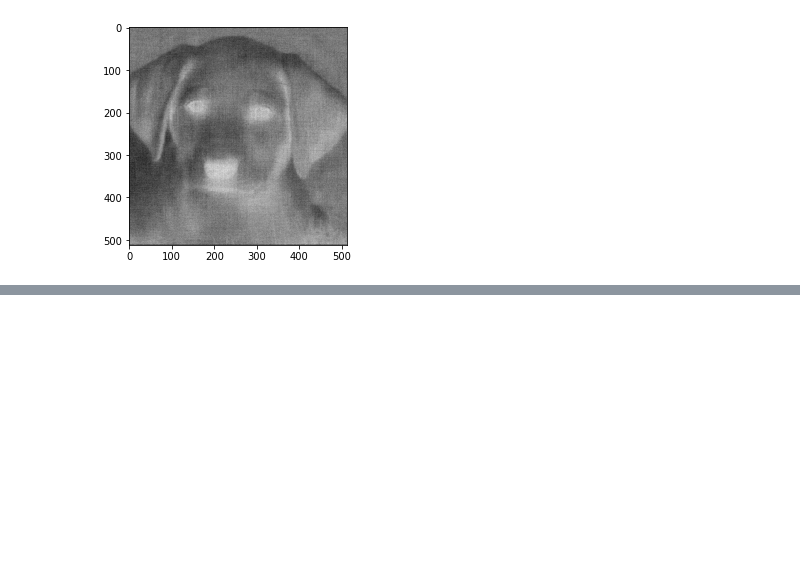
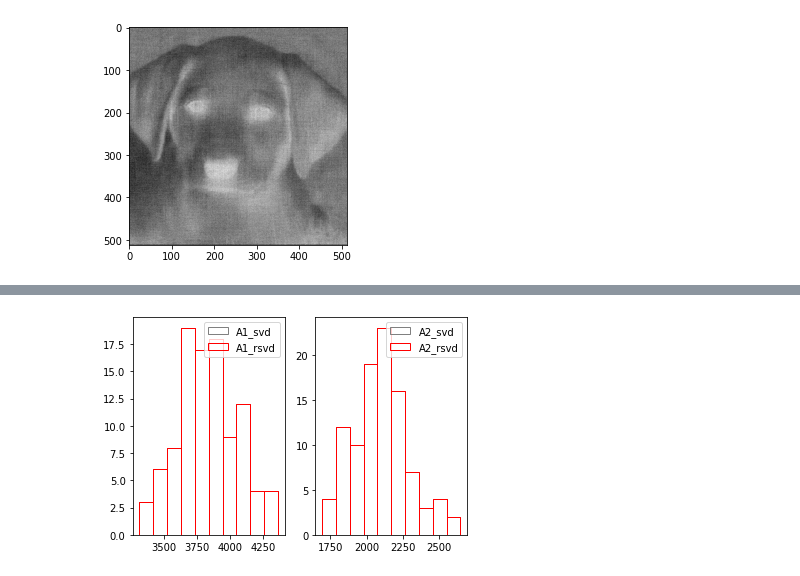
Before and after one commit to stochasticallyconverging/datadrivenengineering, a Jupyter notebook: svd.ipynb, the cells around one changed output, grey strips where cells are left out. Cells and saved outputs as stored; diff of their text form; code cells hidden in the pictures; blank space fills up the shorter version.

```diff
--- a/svd.ipynb
+++ b/svd.ipynb
@@ -358,0 +420,10 @@ np.linalg.norm(b2 - (A2 @ xtilde_ols_4)) / np.linalg.norm(b2)
+# %%
+eps = np.random.rand(100, 100)
+beps_mat = b + eps
+result = np.repeat(beps_mat[:, :, np.newaxis], 4, axis=2)
+b_mat = np.repeat(b , 100, axis=1)
+
+recon_svd_A1_lu, svd_A1_lu_piv = lu_factor(reconstructed_A1_svd)
+recon_rsvd_A1_lu, rsvd_A1_lu_piv = lu_factor(reconstructed_A1_rsvd)
+recon_svd_A2_lu, svd_A2_lu_piv = lu_factor(reconstructed_A2_svd)
+recon_rsvd_A2_lu, rsvd_A2_lu_piv = lu_factor(reconstructed_A2_rsvd)
@@ -358,0 +437,18 @@ np.linalg.norm(b2 - (A2 @ xtilde_ols_4)) / np.linalg.norm(b2)
+# %%
+errs_lu = np.ones((beps_mat.shape[0], 4))
+errs_lu[:,0] = np.apply_along_axis(np.linalg.norm, 0, b_mat - (A1 @ result[:, :, 0]), ord=2) / np.apply_along_axis(np.linalg.norm, 0, b_mat, ord=2)
+errs_lu[:,1] = np.apply_along_axis(np.linalg.norm, 0, b_mat - (A1 @ result[:, :, 1]), ord=2) / np.apply_along_axis(np.linalg.norm, 0, b_mat, ord=2)
+errs_lu[:,2] = np.apply_along_axis(np.linalg.norm, 0, b_mat - (A2 @ result[:, :, 2]), ord=2) / np.apply_along_axis(np.linalg.norm, 0, b_mat, ord=2)
+errs_lu[:,3] = np.apply_along_axis(np.linalg.norm, 0, b_mat - (A2 @ result[:, :, 3]), ord=2) / np.apply_along_axis(np.linalg.norm, 0, b_mat, ord=2)
+# %%
+fig, ax = plt.subplots(nrows=1, ncols=2)
+labels = ["A1_svd", "A1_rsvd", "A2_svd", "A2_rsvd"]
+ax[0].hist(errs_lu[:, 0], label=labels[0], facecolor="none", edgecolor="gray")
+ax[0].hist(errs_lu[:, 1], label=labels[1], facecolor="none", edgecolor="red")
+ax[0].legend()
+ax[1].hist(errs_lu[:, 2], label=labels[2], facecolor="none", edgecolor="gray")
+ax[1].hist(errs_lu[:, 3], label=labels[3], facecolor="none", edgecolor="red")
+ax[1].legend()
+plt.show()
+# %% [output]
+[figure, added]
```
Also changed, not shown: parts of 52 cells of this notebook, 1 other file.
